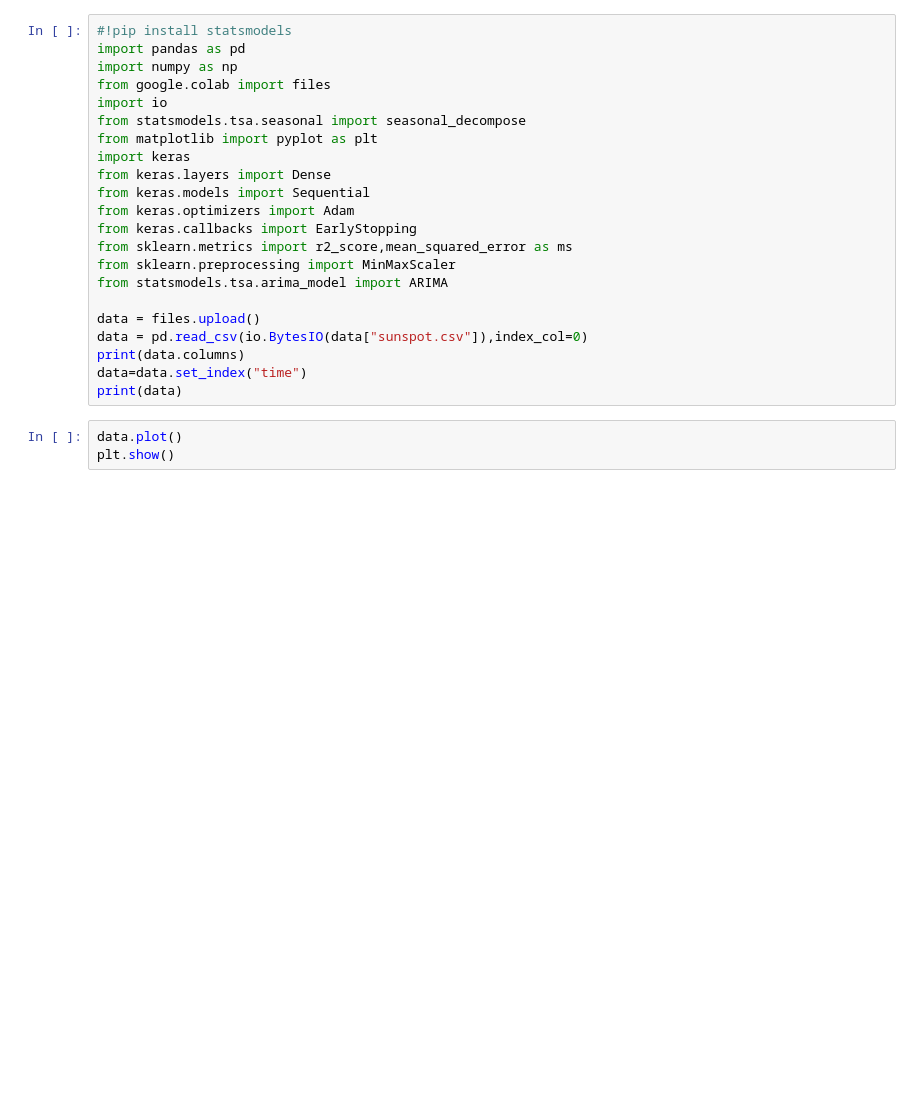
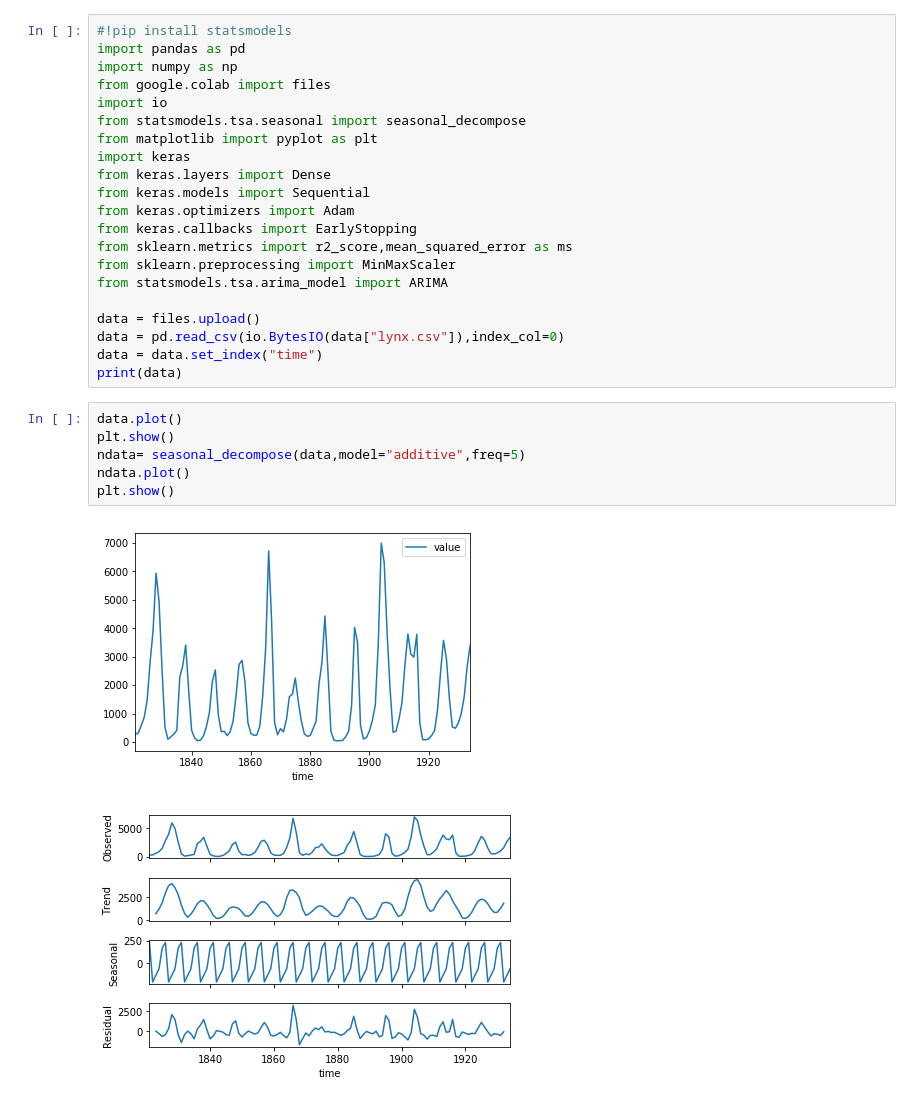
Before and after one commit to thefr33radical/hybrid_forecasting, a Jupyter notebook: code/ARIMA_ANN_lynx.ipynb, the cells around one changed output. Cells and saved outputs as stored; diff of their text form; blank space fills up the shorter version.

```diff
--- a/code/ARIMA_ANN_lynx.ipynb
+++ b/code/ARIMA_ANN_lynx.ipynb
@@ -18,13 +18,18 @@ from sklearn.preprocessing import MinMaxScaler
 from statsmodels.tsa.arima_model import ARIMA
 
 data = files.upload()
-data = pd.read_csv(io.BytesIO(data["sunspot.csv"]),index_col=0)
-print(data.columns)
-data=data.set_index("time")
+data = pd.read_csv(io.BytesIO(data["lynx.csv"]),index_col=0)
+data = data.set_index("time")
 print(data)
-# %%
-data.plot()
-plt.show()
+# %%
+data.plot()
+plt.show()
+ndata= seasonal_decompose(data,model="additive",freq=5)
+ndata.plot()
+plt.show()
+# %% [output]
+[figure, added]
+[figure, added]
 # %%
 linear_data = ndata.trend+ ndata.seasonal
 linear_data.plot()
```
Also changed, not shown: parts of 6 cells of this notebook.
